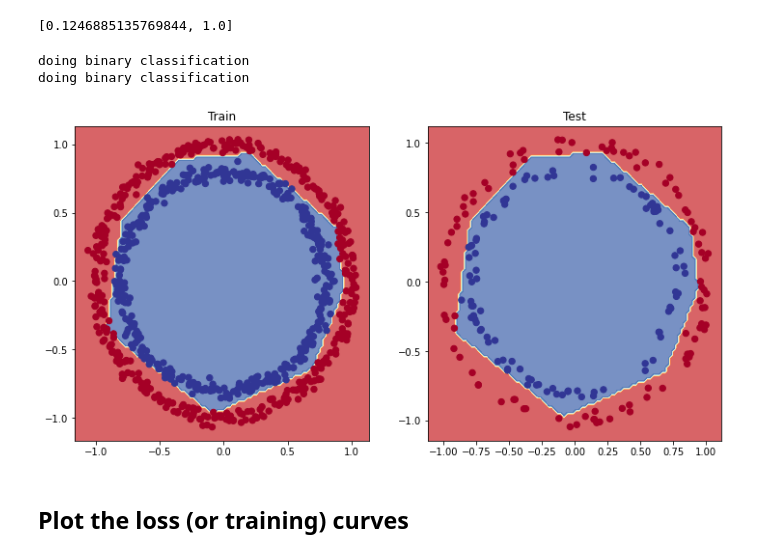
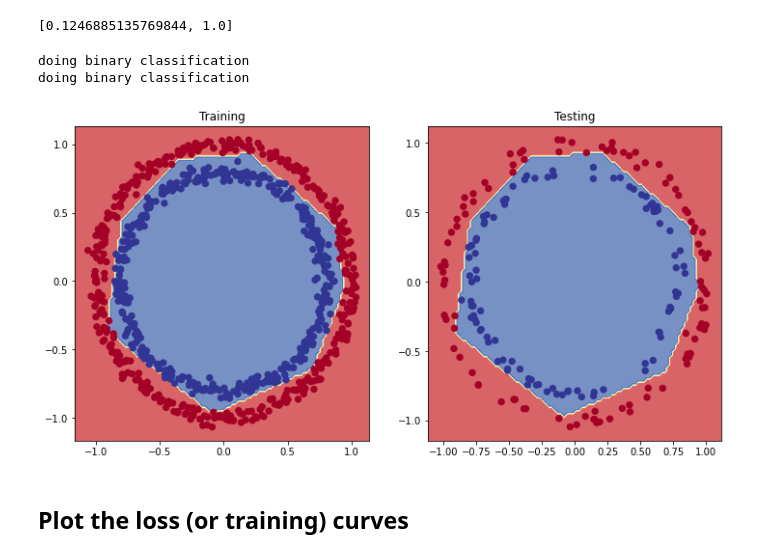
Before and after one commit to imran9891/TensorFlow, a Jupyter notebook: 02_neural_network_classification_with_tensorflow.ipynb, the cells around one changed output. Cells and saved outputs as stored; diff of their text form; code cells hidden in the pictures.

```diff
--- a/02_neural_network_classification_with_tensorflow.ipynb
+++ b/02_neural_network_classification_with_tensorflow.ipynb
@@ -801,16 +801,16 @@ model_8.evaluate(X_test,y_test)
 # %%
 # Plot the decision boundaries for the training and test sets
 plt.figure(figsize=(12,6))
 plt.subplot(1,2,1)
-plt.title('Train')
+plt.title('Training')
 plot_decision_boundary(model_8,X_train,y_train)
 plt.subplot(1,2,2)
-plt.title('Test')
+plt.title('Testing')
 plot_decision_boundary(model_8,X_test,y_test)
 # %% [output]
 doing binary classification
 doing binary classification
-[figure, old version]
+[figure, new version]
 # %% [markdown]
 ## Plot the loss (or training) curves
 # %%
```
Also changed, not shown: parts of 51 cells of this notebook.
